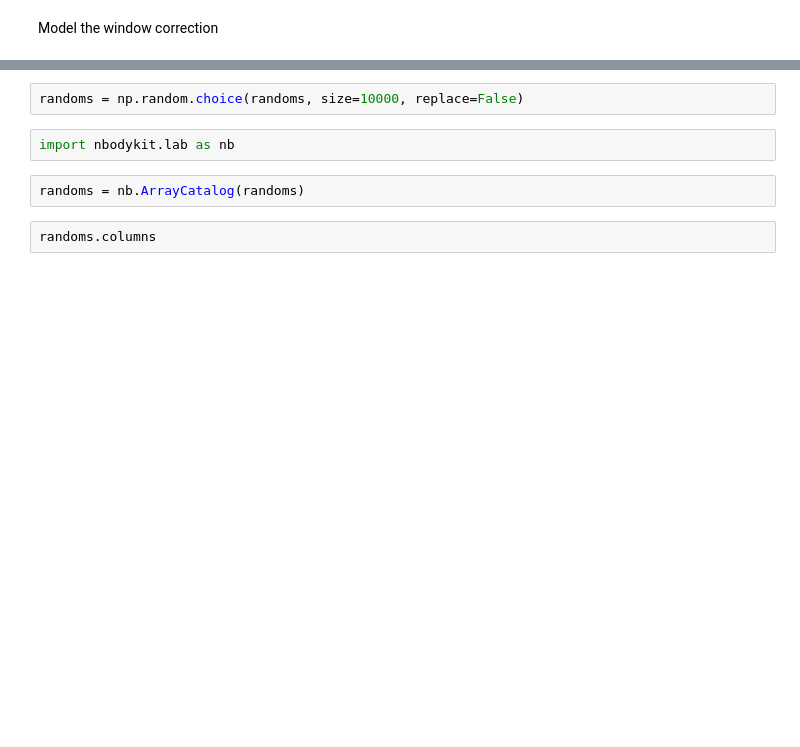
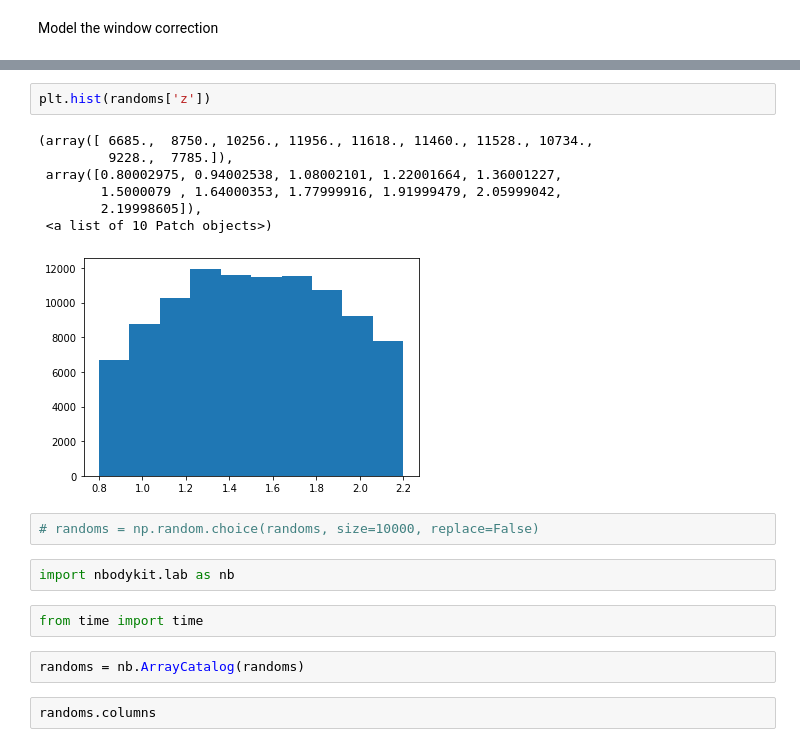
Before and after one commit to mehdirezaie/eboss, a Jupyter notebook: window.ipynb, the cells around one changed output, grey strips where cells are left out. Saved outputs shown, nothing was run; the diff lists cells and outputs as text; blank space fills up the shorter version.

```diff
--- a/window.ipynb
+++ b/window.ipynb
@@ -18,10 +19,22 @@ randoms.dtype.names
  'weight_cp',
  'weight_noz',
  'nz')
+# %%
+plt.hist(randoms['z'])
+# %% [output]
+(array([ 6685.,  8750., 10256., 11956., 11618., 11460., 11528., 10734.,
+         9228.,  7785.]),
+ array([0.80002975, 0.94002538, 1.08002101, 1.22001664, 1.36001227,
+        1.5000079 , 1.64000353, 1.77999916, 1.91999479, 2.05999042,
+        2.19998605]),
+ <a list of 10 Patch objects>)
+[figure, added]
 # %%
-randoms = np.random.choice(randoms, size=10000, replace=False)
+# randoms = np.random.choice(randoms, size=10000, replace=False)
 # %%
 import nbodykit.lab as nb
+# %%
+from time import time
 # %%
 randoms = nb.ArrayCatalog(randoms)
 # %%
```
Also changed, not shown: parts of 23 cells of this notebook, 4 other files.
